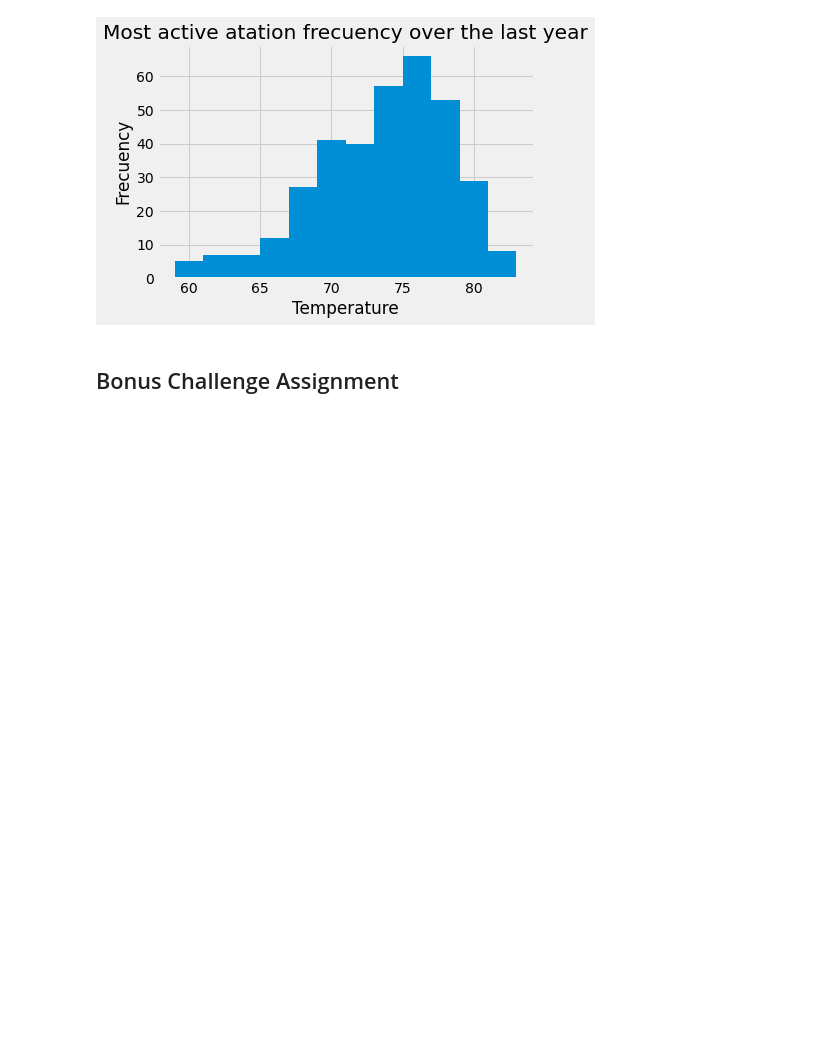
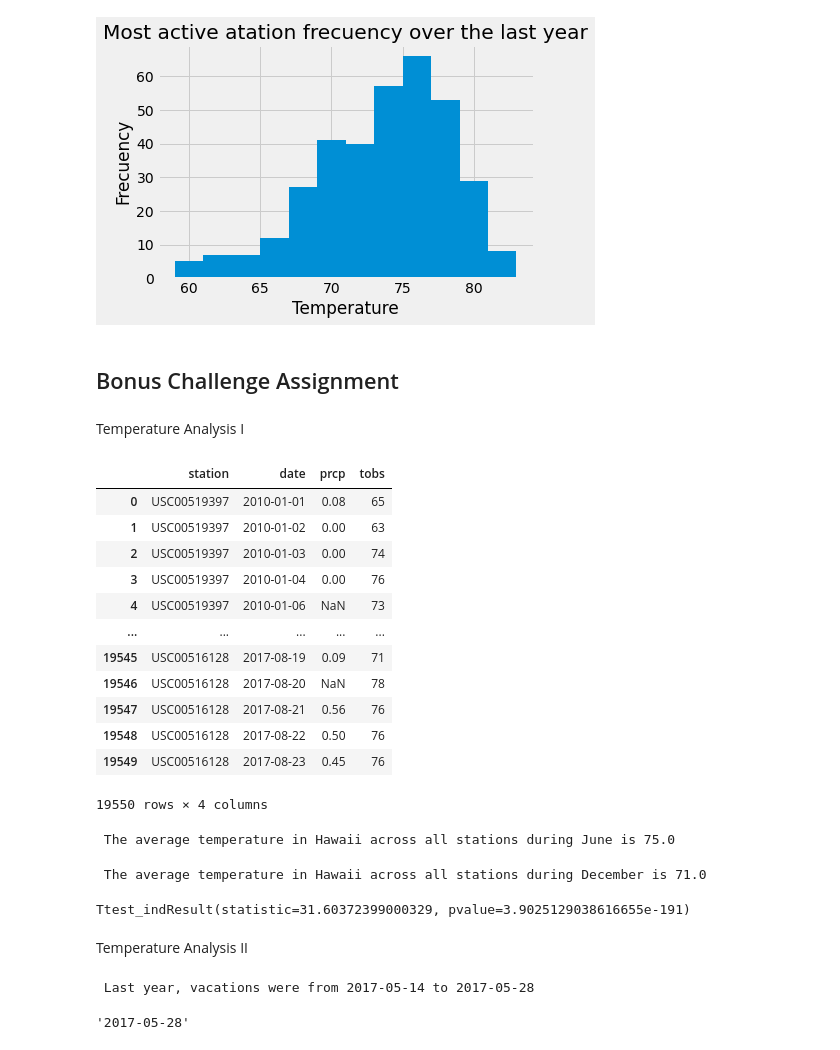
Before and after one commit to Mlara73/Hawaii-Climate-Analysis, a Jupyter notebook: climate_starter.ipynb, the cells around one changed output. Saved outputs shown, nothing was run; the diff lists cells and outputs as text; code cells hidden in the pictures; blank space fills up the shorter version.

```diff
--- a/climate_starter.ipynb
+++ b/climate_starter.ipynb
@@ -211,6 +209,67 @@ Text(0, 0.5, 'Frecuency')
 [figure]
 # %% [markdown]
 ## Bonus Challenge Assignment
+# %% [markdown]
+Temperature Analysis I
+# %%
+
+# Hawaii is reputed to enjoy mild weather all year. Is there a meaningful difference between the temperature in, for example, June and December?
+# You may either use SQLAlchemy or pandas's read_csv() to perform this portion.
+
+data_file = os.path.join("Resources","hawaii_measurements.csv")
+hawaii_df = pd.read_csv(data_file)
+hawaii_df["date"]= pd.to_datetime(hawaii_df["date"])
+hawaii_df
+# %% [output]
+|  | station | date | prcp | tobs |
+| 0 | USC00519397 | 2010-01-01 | 0.08 | 65 |
+| 1 | USC00519397 | 2010-01-02 | 0.00 | 63 |
+| 2 | USC00519397 | 2010-01-03 | 0.00 | 74 |
+| 3 | USC00519397 | 2010-01-04 | 0.00 | 76 |
+| 4 | USC00519397 | 2010-01-06 | NaN | 73 |
+| ... | ... | ... | ... | ... |
+| 19545 | USC00516128 | 2017-08-19 | 0.09 | 71 |
+| 19546 | USC00516128 | 2017-08-20 | NaN | 78 |
+| 19547 | USC00516128 | 2017-08-21 | 0.56 | 76 |
+| 19548 | USC00516128 | 2017-08-22 | 0.50 | 76 |
+| 19549 | USC00516128 | 2017-08-23 | 0.45 | 76 |
+19550 rows × 4 columns
+# %%
+# Identify the average temperature in June at all stations across all available years in the dataset.
+date_str_june = "06"
+hawaii_filtered_june = hawaii_df.loc[hawaii_df["date"].dt.strftime("%m") == date_str_june ]
+hawaii_filtered_avg_june = hawaii_filtered_june["tobs"].mean()
+print( F" The average temperature in Hawaii across all stations during June is {round(hawaii_filtered_avg_june,0)}")
+# %% [output]
+ The average temperature in Hawaii across all stations during June is 75.0
+# %%
+# Identify the average temperature in December at all stations across all available years in the dataset.
+date_str_dec = "12"
+hawaii_filtered_dec = hawaii_df.loc[hawaii_df["date"].dt.strftime("%m") == date_str_dec ]
+hawaii_filtered_avg_dec = hawaii_filtered_dec["tobs"].mean()
+print( F" The average temperature in Hawaii across all stations during December is {round(hawaii_filtered_avg_dec,0)}")
+# %% [output]
+ The average temperature in Hawaii across all stations during December is 71.0
+# %%
+stats.ttest_ind(hawaii_filtered_june["tobs"], hawaii_filtered_dec["tobs"])
+# %% [output]
+Ttest_indResult(statistic=31.60372399000329, pvalue=3.9025129038616655e-191)
+# %% [markdown]
+Temperature Analysis II
+# %%
+start_vacation_date = "2018-05-14"
+
+last_year_start_date = dt.datetime.strptime(start_vacation_date, '%Y-%m-%d').date() - dt.timedelta(days = 365)
+last_year_end_date = (last_year_start_date + dt.timedelta(days = 14))
+print(f" Last year, vacations were from {last_year_start_date} to {last_year_end_date}")
+# %% [output]
+ Last year, vacations were from 2017-05-14 to 2017-05-28
+# %%
+ly_start_date = last_year_start_date.strftime("%Y-%m-%d")
+ly_end_date =  last_year_end_date.strftime("%Y-%m-%d")
+ly_end_date
+# %% [output]
+'2017-05-28'
 # %%
 # This function called `calc_temps` will accept start date and end date in the format '%Y-%m-%d'
 # and return the minimum, average, and maximum temperatures for that range of dates
```
Also changed, not shown: parts of 6 cells of this notebook, 1 other file.
